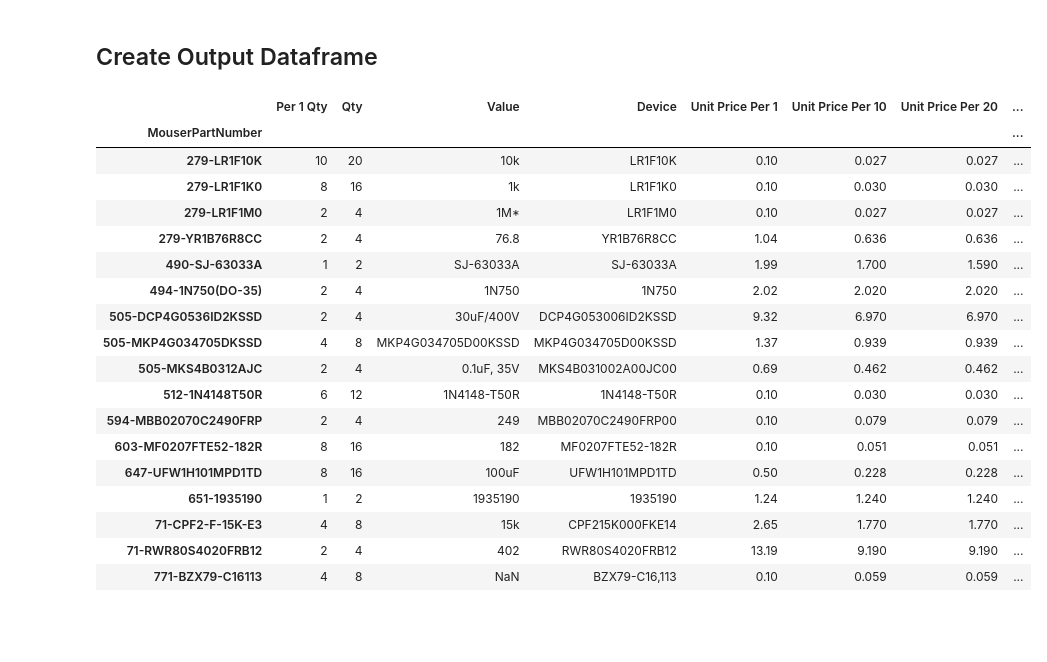
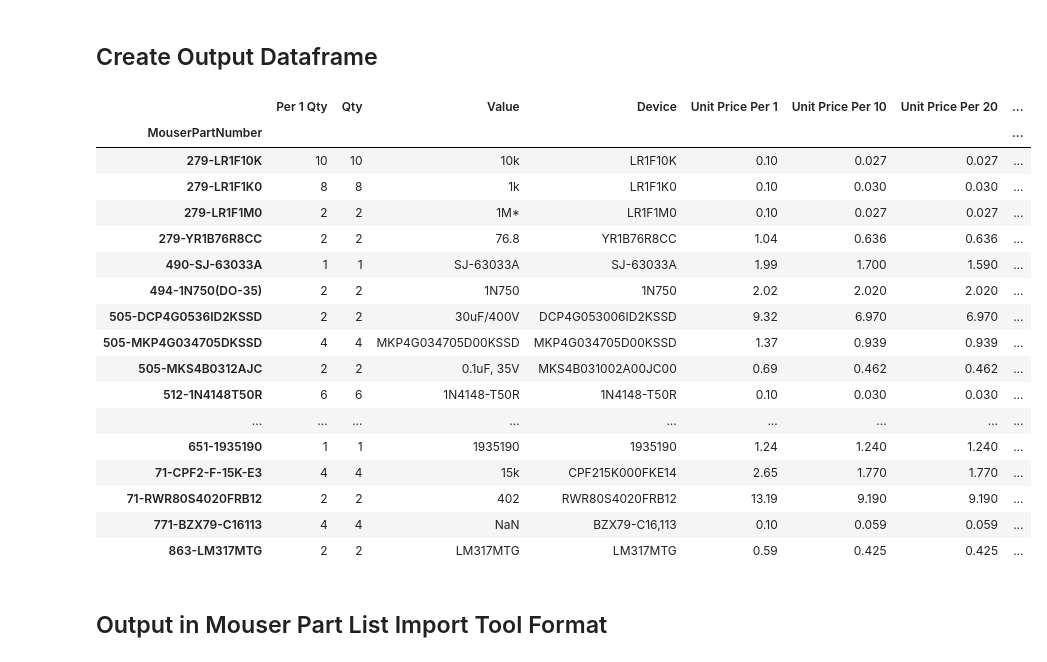
Before and after one commit to tiedyefreak22/Dual-Mono-Amp-Design, a Jupyter notebook: Mouser_API/Mouser_API.ipynb, the cells around one changed output. Saved outputs shown, nothing was run; the diff lists cells and outputs as text; code cells hidden in the pictures; blank space fills up the shorter version.

Commit message:
Updated BOM and finished Mouser API script

```diff
--- a/Mouser_API/Mouser_API.ipynb
+++ b/Mouser_API/Mouser_API.ipynb
@@ -236,11 +237,12 @@ for idx1, (in_col, out_col) in enumerate(zip(in_cols, out_cols)):
             price_breaks.at[part_num, out_col] = qty_val
 
 # Qty
-multiplier = 2
+multiplier = 1
 price_breaks.insert(loc = 1, column = "Qty", value = [i * multiplier for i in price_breaks["Per 1 Qty"].values])
 
 # Extras?
-extras = [True, True, True, True, True, True, True, True, True, True, True, True, True, True, True, True, True]
+extras = np.full((len(price_breaks)), True)
+extras[-5] = False
 price_breaks.at[:, "Extras?"] = extras
 
 # Sub-count
@@ -249,49 +251,51 @@ for idx, row in price_breaks.iterrows():
         price_breaks.at[idx, "Sub-count"] = np.round(row["Qty"] + 1 + row["Qty"] * 0.03)
     else:
         price_breaks.at[idx, "Sub-count"] = row["Qty"]
 
 # Sub-totals per number
-in_cols = ["Unit Price Per 1",  "Unit Price Per 10", "Unit Price Per 20", "Unit Price Per 25", "Unit Price Per 50", "Unit Price Per 100"]
-out_cols = ["Sub-total Per 1", "Sub-total Per 10", "Sub-total Per 20", "Sub-total Per 25", "Sub-total Per 50", "Sub-total Per 100"]
+[f"Sub-total Per {quantity}" for quantity in quantities]
+in_cols = [f"Unit Price Per {quantity}" for quantity in quantities]
+out_cols = [f"Sub-total Per {quantity}" for quantity in quantities]
 
 for _, (in_col, out_col) in enumerate(zip(in_cols, out_cols)):
     for idx, row in price_breaks.iterrows():
         multiplier = int(in_col.replace("Unit Price Per ", ""))
         if row["Sub-count"] > (multiplier - 1):
             price_breaks.at[idx, out_col] = row["Sub-count"] * row[in_col]
         else:
             price_breaks.at[idx, out_col] = multiplier *  row[in_col]
 
 # Final Count
 for idx, row in price_breaks.iterrows():
     # multiplier = int(in_col.replace("Unit Price Per ", ""))
     if row["Sub-count"] < int(row[out_cols].idxmin().replace("Sub-total Per ", "")):
         price_breaks.at[idx, "Final Count"] = int(row[out_cols].idxmin().replace("Sub-total Per ", ""))
     else:
         price_breaks.at[idx, "Final Count"] = row["Sub-count"]
 
 # Final Sub-total
 for idx, row in price_breaks.iterrows():
     price_breaks.at[idx, "Final Sub-total"] = price_breaks.at[idx, "Final Count"] * price_breaks.at[idx, f"Unit Price Per {int(row[out_cols].idxmin().replace("Sub-total Per ", ""))}"]
 
 display(price_breaks)
 # %% [output]
 |  | Per 1 Qty | Qty | Value | Device | Unit Price Per 1 | Unit Price Per 10 | Unit Price Per 20 | ... |
 | MouserPartNumber |  |  |  |  |  |  |  | ... |
-| 279-LR1F10K | 10 | 20 | 10k | LR1F10K | 0.10 | 0.027 | 0.027 | ... |
-| 279-LR1F1K0 | 8 | 16 | 1k | LR1F1K0 | 0.10 | 0.030 | 0.030 | ... |
-| 279-LR1F1M0 | 2 | 4 | 1M* | LR1F1M0 | 0.10 | 0.027 | 0.027 | ... |
-| 279-YR1B76R8CC | 2 | 4 | 76.8 | YR1B76R8CC | 1.04 | 0.636 | 0.636 | ... |
-| 490-SJ-63033A | 1 | 2 | SJ-63033A | SJ-63033A | 1.99 | 1.700 | 1.590 | ... |
-| 494-1N750(DO-35) | 2 | 4 | 1N750 | 1N750 | 2.02 | 2.020 | 2.020 | ... |
-| 505-DCP4G0536ID2KSSD | 2 | 4 | 30uF/400V | DCP4G053006ID2KSSD | 9.32 | 6.970 | 6.970 | ... |
-| 505-MKP4G034705DKSSD | 4 | 8 | MKP4G034705D00KSSD | MKP4G034705D00KSSD | 1.37 | 0.939 | 0.939 | ... |
-| 505-MKS4B0312AJC | 2 | 4 | 0.1uF, 35V | MKS4B031002A00JC00 | 0.69 | 0.462 | 0.462 | ... |
-| 512-1N4148T50R | 6 | 12 | 1N4148-T50R | 1N4148-T50R | 0.10 | 0.030 | 0.030 | ... |
-| 594-MBB02070C2490FRP | 2 | 4 | 249 | MBB02070C2490FRP00 | 0.10 | 0.079 | 0.079 | ... |
-| 603-MF0207FTE52-182R | 8 | 16 | 182 | MF0207FTE52-182R | 0.10 | 0.051 | 0.051 | ... |
-| 647-UFW1H101MPD1TD | 8 | 16 | 100uF | UFW1H101MPD1TD | 0.50 | 0.228 | 0.228 | ... |
-| 651-1935190 | 1 | 2 | 1935190 | 1935190 | 1.24 | 1.240 | 1.240 | ... |
-| 71-CPF2-F-15K-E3 | 4 | 8 | 15k | CPF215K000FKE14 | 2.65 | 1.770 | 1.770 | ... |
-| 71-RWR80S4020FRB12 | 2 | 4 | 402 | RWR80S4020FRB12 | 13.19 | 9.190 | 9.190 | ... |
-| 771-BZX79-C16113 | 4 | 8 | NaN | BZX79-C16,113 | 0.10 | 0.059 | 0.059 | ... |
+| 279-LR1F10K | 10 | 10 | 10k | LR1F10K | 0.10 | 0.027 | 0.027 | ... |
+| 279-LR1F1K0 | 8 | 8 | 1k | LR1F1K0 | 0.10 | 0.030 | 0.030 | ... |
+| 279-LR1F1M0 | 2 | 2 | 1M* | LR1F1M0 | 0.10 | 0.027 | 0.027 | ... |
+| 279-YR1B76R8CC | 2 | 2 | 76.8 | YR1B76R8CC | 1.04 | 0.636 | 0.636 | ... |
+| 490-SJ-63033A | 1 | 1 | SJ-63033A | SJ-63033A | 1.99 | 1.700 | 1.590 | ... |
+| 494-1N750(DO-35) | 2 | 2 | 1N750 | 1N750 | 2.02 | 2.020 | 2.020 | ... |
+| 505-DCP4G0536ID2KSSD | 2 | 2 | 30uF/400V | DCP4G053006ID2KSSD | 9.32 | 6.970 | 6.970 | ... |
+| 505-MKP4G034705DKSSD | 4 | 4 | MKP4G034705D00KSSD | MKP4G034705D00KSSD | 1.37 | 0.939 | 0.939 | ... |
+| 505-MKS4B0312AJC | 2 | 2 | 0.1uF, 35V | MKS4B031002A00JC00 | 0.69 | 0.462 | 0.462 | ... |
+| 512-1N4148T50R | 6 | 6 | 1N4148-T50R | 1N4148-T50R | 0.10 | 0.030 | 0.030 | ... |
+| ... | ... | ... | ... | ... | ... | ... | ... | ... |
+| 651-1935190 | 1 | 1 | 1935190 | 1935190 | 1.24 | 1.240 | 1.240 | ... |
+| 71-CPF2-F-15K-E3 | 4 | 4 | 15k | CPF215K000FKE14 | 2.65 | 1.770 | 1.770 | ... |
+| 71-RWR80S4020FRB12 | 2 | 2 | 402 | RWR80S4020FRB12 | 13.19 | 9.190 | 9.190 | ... |
+| 771-BZX79-C16113 | 4 | 4 | NaN | BZX79-C16,113 | 0.10 | 0.059 | 0.059 | ... |
+| 863-LM317MTG | 2 | 2 | LM317MTG | LM317MTG | 0.59 | 0.425 | 0.425 | ... |
+# %% [markdown]
+## Output in Mouser Part List Import Tool Format
```
Also changed, not shown: parts of 3 cells of this notebook, 3 other files.
